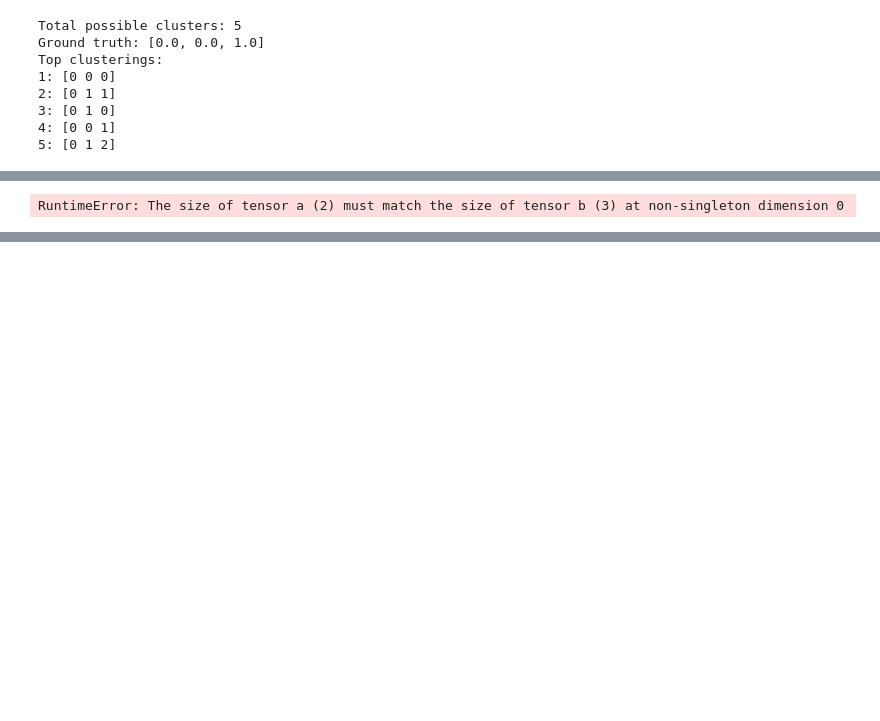
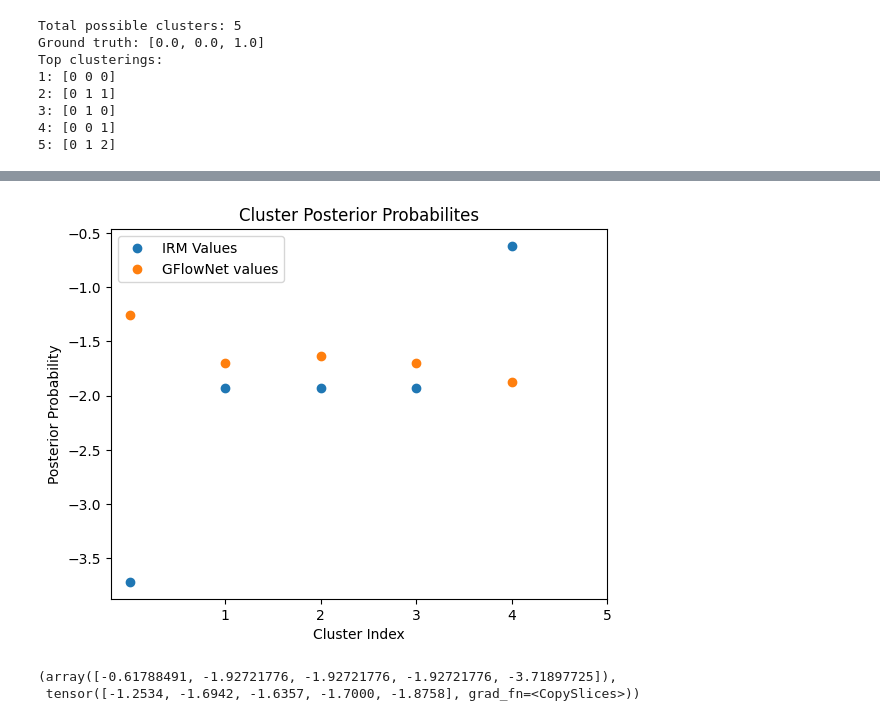
Before and after one commit to FabianScott/GFlowNetsA, a Jupyter notebook: GraphClustering/Network/Full_Distribution_Test.ipynb, the cells around one changed output, grey strips where cells are left out. Cells and saved outputs as stored; diff of their text form; code cells hidden in the pictures; blank space fills up the shorter version.

```diff
--- a/GraphClustering/Network/Full_Distribution_Test.ipynb
+++ b/GraphClustering/Network/Full_Distribution_Test.ipynb
@@ -148,3 +148,3 @@ Top clusterings:
 # %%
 X = net.sample_forward(adjacency_matrix=A_random)
-net.train(X, epochs=2)
+net.train(X, epochs=10)
@@ -203,6 +150,0 @@ tensor([0.], requires_grad=True)
-# %%
-n = 3
-A1, C1 = net.get_matrices_from_state(X[n])
-net.log_sum_flows(X[n]), torch_posterior(A1, C1)
-# %% [output]
-RuntimeError: The size of tensor a (2) must match the size of tensor b (3) at non-singleton dimension 0
@@ -221,0 +151,3 @@ X[:, :9]
+# %%
+net.plot_full_distribution(adjacency_matrix=A_random)
+# %% [output]
@@ -221,0 +157,3 @@ X[:, :9]
+[figure, added]
+(array([-0.61788491, -1.92721776, -1.92721776, -1.92721776, -3.71897725]),
+ tensor([-1.2534, -1.6942, -1.6357, -1.7000, -1.8758], grad_fn=<CopySlices>))
```
Also changed, not shown: parts of 13 cells of this notebook, 1 other file.
